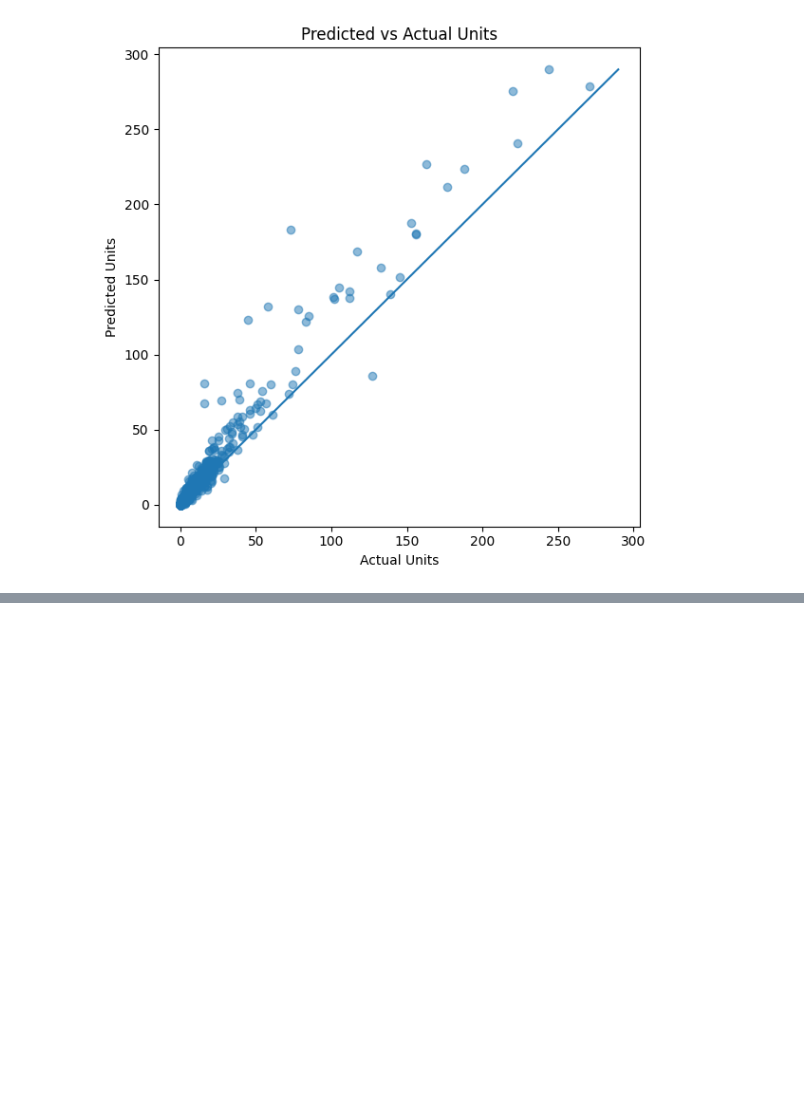
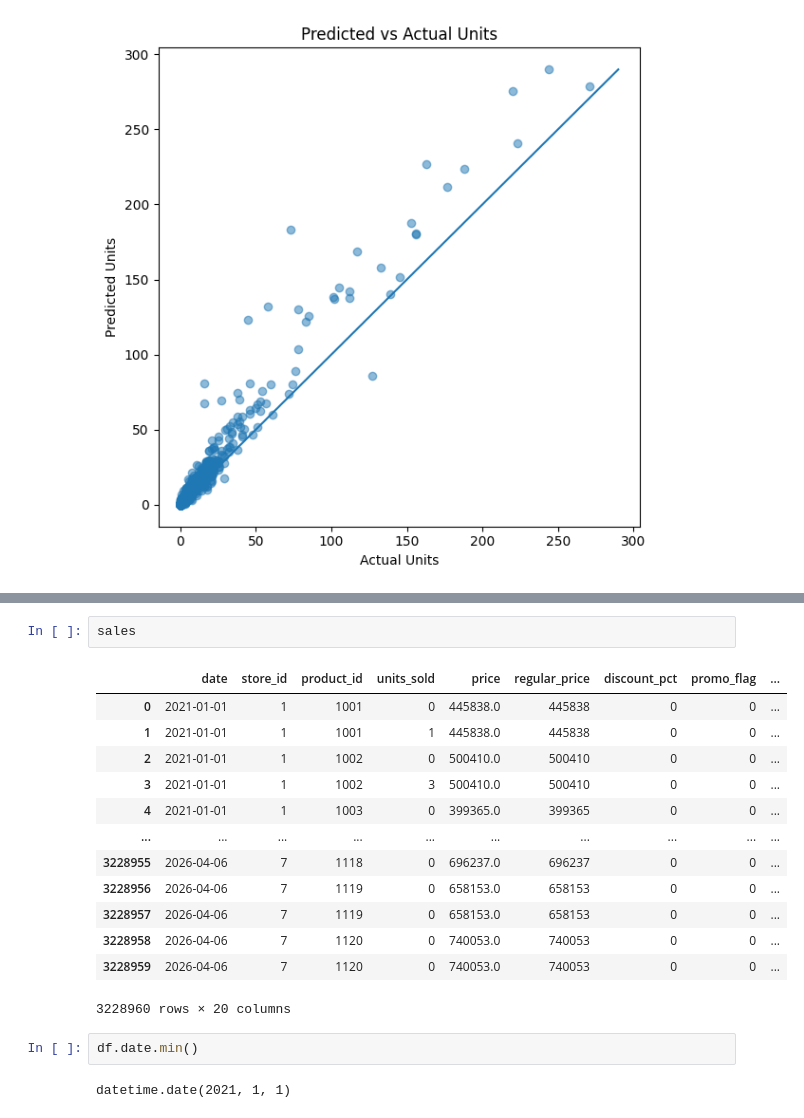
Before and after one commit to SunnyX-AI/ai-powered-sales-forecasting, a Jupyter notebook: notebooks/monitoring_experiments.ipynb, the cells around one changed output, grey strips where cells are left out. Cells and saved outputs as stored; diff of their text form; blank space fills up the shorter version.

```diff
--- a/notebooks/monitoring_experiments.ipynb
+++ b/notebooks/monitoring_experiments.ipynb
@@ -343,0 +431,20 @@ plt.show()
+# %%
+sales
+# %% [output]
+|  | date | store_id | product_id | units_sold | price | regular_price | discount_pct | promo_flag | ... |
+| 0 | 2021-01-01 | 1 | 1001 | 0 | 445838.0 | 445838 | 0 | 0 | ... |
+| 1 | 2021-01-01 | 1 | 1001 | 1 | 445838.0 | 445838 | 0 | 0 | ... |
+| 2 | 2021-01-01 | 1 | 1002 | 0 | 500410.0 | 500410 | 0 | 0 | ... |
+| 3 | 2021-01-01 | 1 | 1002 | 3 | 500410.0 | 500410 | 0 | 0 | ... |
+| 4 | 2021-01-01 | 1 | 1003 | 0 | 399365.0 | 399365 | 0 | 0 | ... |
+| ... | ... | ... | ... | ... | ... | ... | ... | ... | ... |
+| 3228955 | 2026-04-06 | 7 | 1118 | 0 | 696237.0 | 696237 | 0 | 0 | ... |
+| 3228956 | 2026-04-06 | 7 | 1119 | 0 | 658153.0 | 658153 | 0 | 0 | ... |
+| 3228957 | 2026-04-06 | 7 | 1119 | 0 | 658153.0 | 658153 | 0 | 0 | ... |
+| 3228958 | 2026-04-06 | 7 | 1120 | 0 | 740053.0 | 740053 | 0 | 0 | ... |
+| 3228959 | 2026-04-06 | 7 | 1120 | 0 | 740053.0 | 740053 | 0 | 0 | ... |
+3228960 rows × 20 columns
+# %%
+df.date.min()
+# %% [output]
+datetime.date(2021, 1, 1)
```
Also changed, not shown: parts of 4 cells of this notebook, 2 other files.
